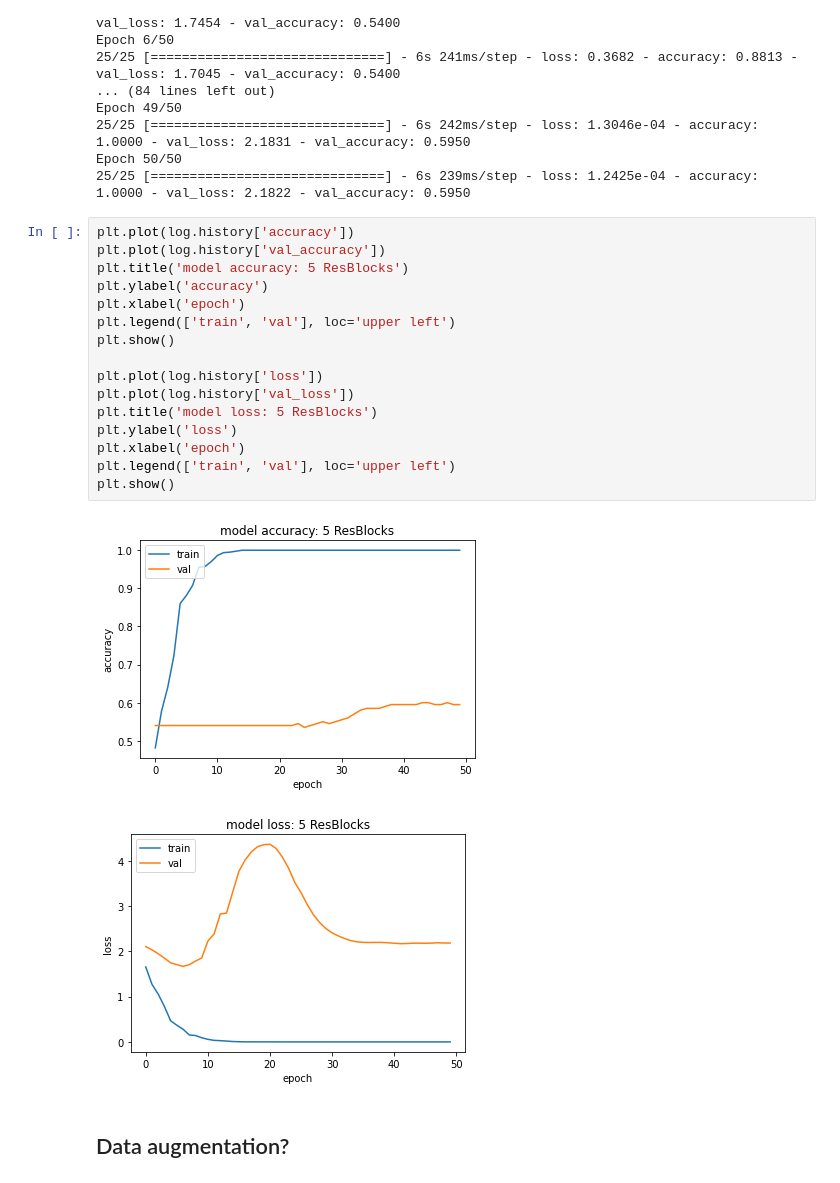
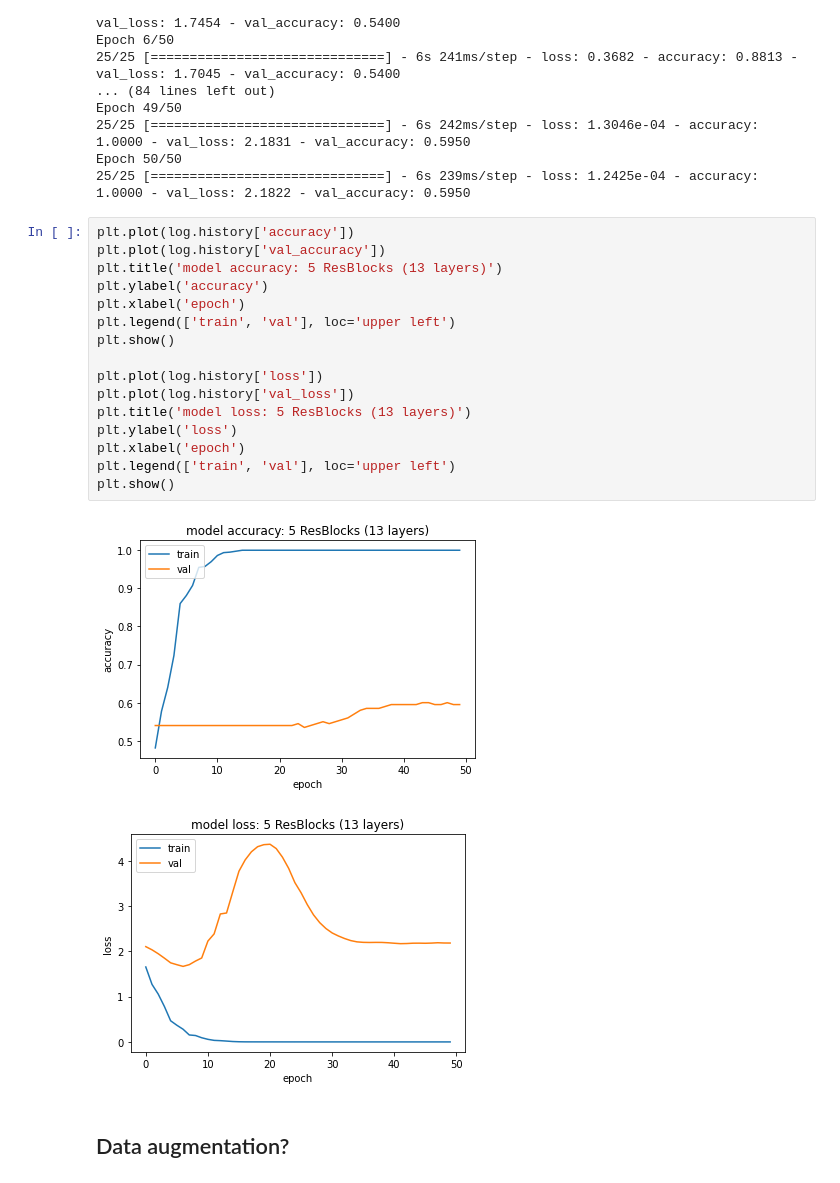
Before and after one commit to zhxchd/weed-out-the-weeds, a Jupyter notebook: pipeline/deep_learning_simpler_models.ipynb, the cells around one changed output. Cells and saved outputs as stored; diff of their text form.

```diff
--- a/pipeline/deep_learning_simpler_models.ipynb
+++ b/pipeline/deep_learning_simpler_models.ipynb
@@ -113,22 +113,22 @@ Epoch 50/50
 # %%
 plt.plot(log.history['accuracy'])
 plt.plot(log.history['val_accuracy'])
-plt.title('model accuracy: 5 ResBlocks')
+plt.title('model accuracy: 5 ResBlocks (13 layers)')
 plt.ylabel('accuracy')
 plt.xlabel('epoch')
 plt.legend(['train', 'val'], loc='upper left')
 plt.show()
 
 plt.plot(log.history['loss'])
 plt.plot(log.history['val_loss'])
-plt.title('model loss: 5 ResBlocks')
+plt.title('model loss: 5 ResBlocks (13 layers)')
 plt.ylabel('loss')
 plt.xlabel('epoch')
 plt.legend(['train', 'val'], loc='upper left')
 plt.show()
 # %% [output]
-[figure, old version]
+[figure, new version]
-[figure, old version]
+[figure, new version]
 # %% [markdown]
 ## Data augmentation?
 # %%
```
Also changed, not shown: parts of 7 cells of this notebook.
